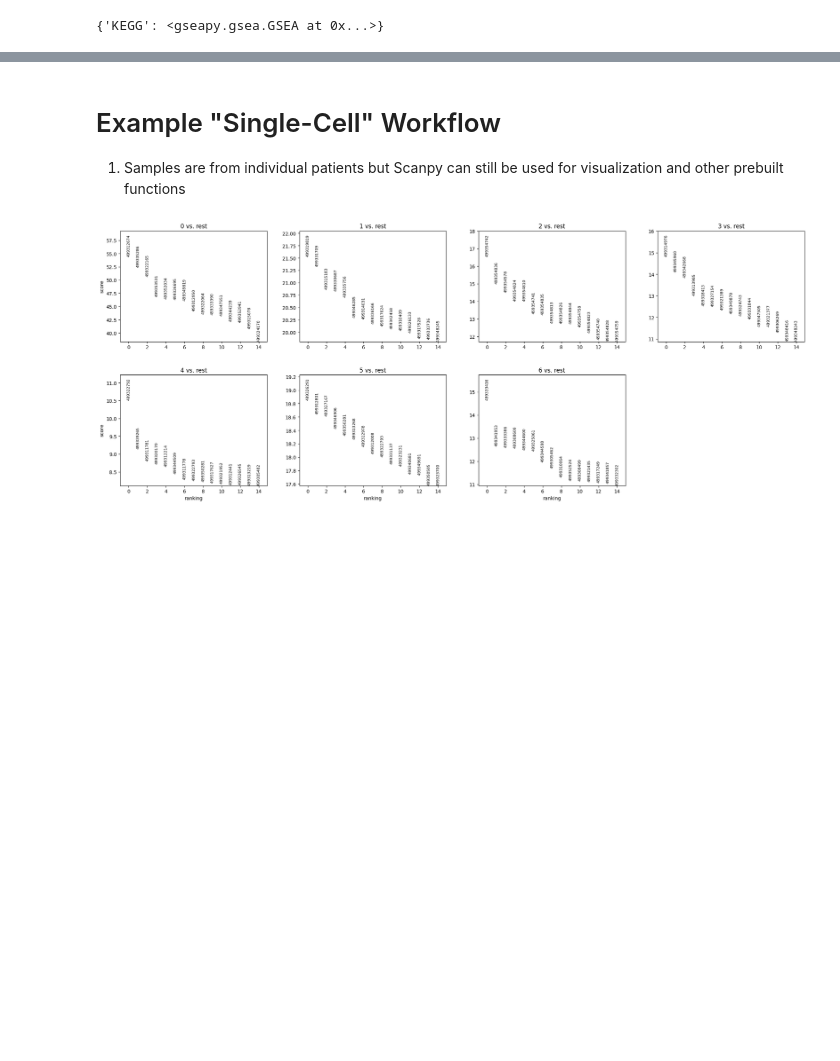
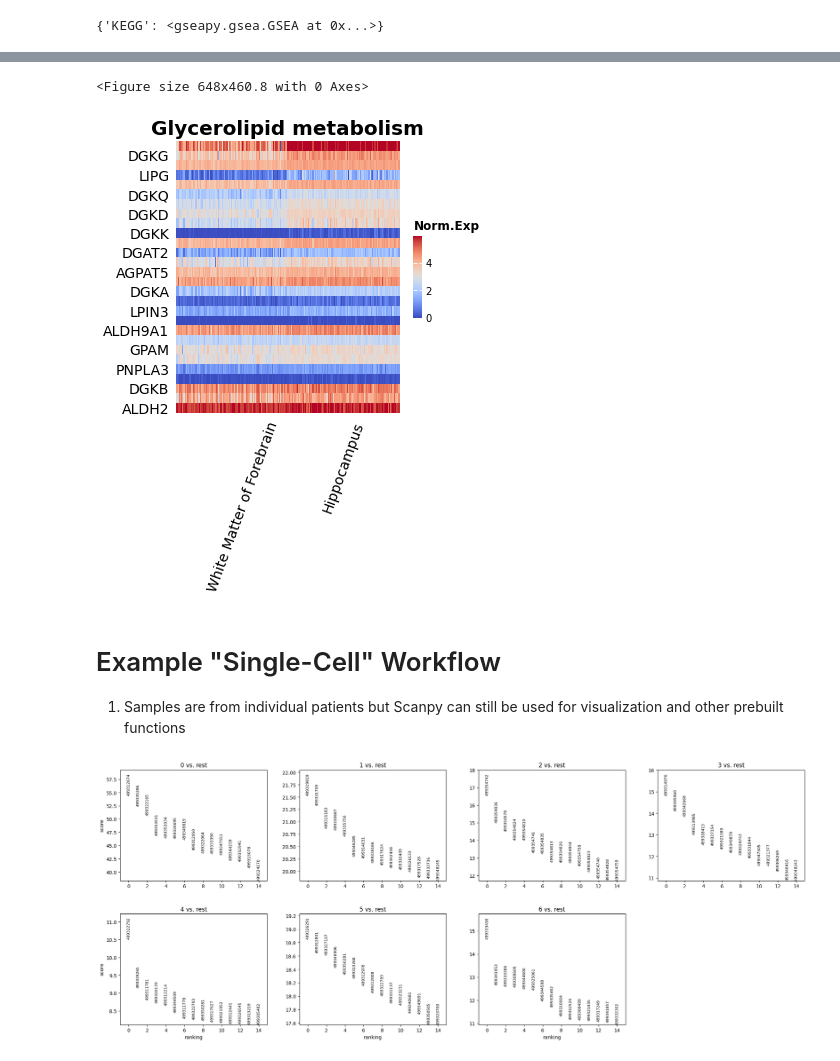
Before and after one commit to alexjimenez99/GSEA_RNAseq, a Jupyter notebook: SCANPY_RNAseq_Aging.ipynb, the cells around one changed output, grey strips where cells are left out. Cells and saved outputs as stored; diff of their text form; code cells hidden in the pictures; blank space fills up the shorter version.

```diff
--- a/SCANPY_RNAseq_Aging.ipynb
+++ b/SCANPY_RNAseq_Aging.ipynb
@@ -280,0 +249,4 @@ Name: Lead_genes, dtype: object
+# %%
+for name, row in enrichment_objects['KEGG'].res2d.iterrows():
+	print(name, row)
+	break
@@ -281,3 +281,38 @@ Name: Lead_genes, dtype: object
+# %%
+def plot_hmaps():
+# Iterate over significant gene sets
+    for name, row in enrichment_objects['KEGG'].res2d.iterrows():
+        name = row['Term']
+
+        if name == 'Glycerolipid metabolism':
+            if float(row['NOM p-val']) < 0.01:  # Filter significant gene sets based on p-value
+                gene_list = row['Lead_genes'].split(';')
+                plt.figure(figsize=(9, 6.4))
+                subset    = gsea_input.loc[gene_list]
+                ax = gp.plot.heatmap(df=subset, gene_list=gene_list, title=row['Term'], cmap = 'coolwarm')
+
+                   # Determine positions for labels
+                num_genes = len(gene_list)
+                left_half_index = 2* num_genes  # Midpoint of the left half
+                right_half_index = 5 * num_genes #// 4  # Midpoint of the right half
+
+                # Set custom x-ticks and labels
+                ax.set_xticks([left_half_index, right_half_index])
+                ax.set_xticklabels(['White Matter of Forebrain', 'Hippocampus'])  # Custom labels for clarity
+
+                plt.xticks(rotation = 70)
+                # plt.xticks([])  # Hide x-ticks completely
+
+
+            break
+            # plt.savefig(f'gsea_output/{name}_heatmap.png')
+                # plt.close()
+
+
+plot_hmaps()
+# %% [output]
+<Figure size 648x460.8 with 0 Axes>
+[figure, added]
 # %% [markdown]
 # Example "Single-Cell" Workflow
 1. Samples are from individual patients but Scanpy can still be used for visualization and other prebuilt functions
```
Also changed, not shown: parts of 6 cells of this notebook.
